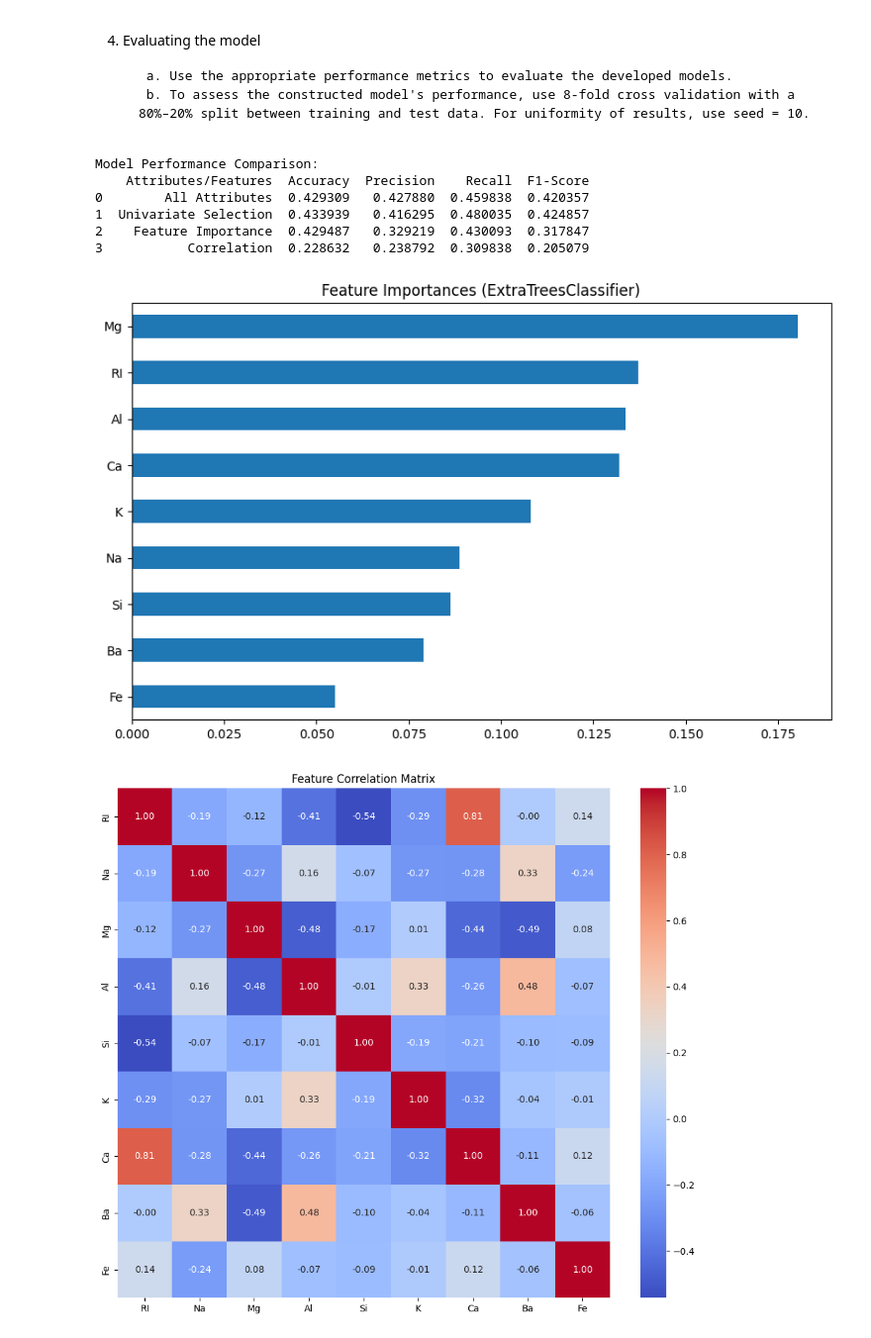
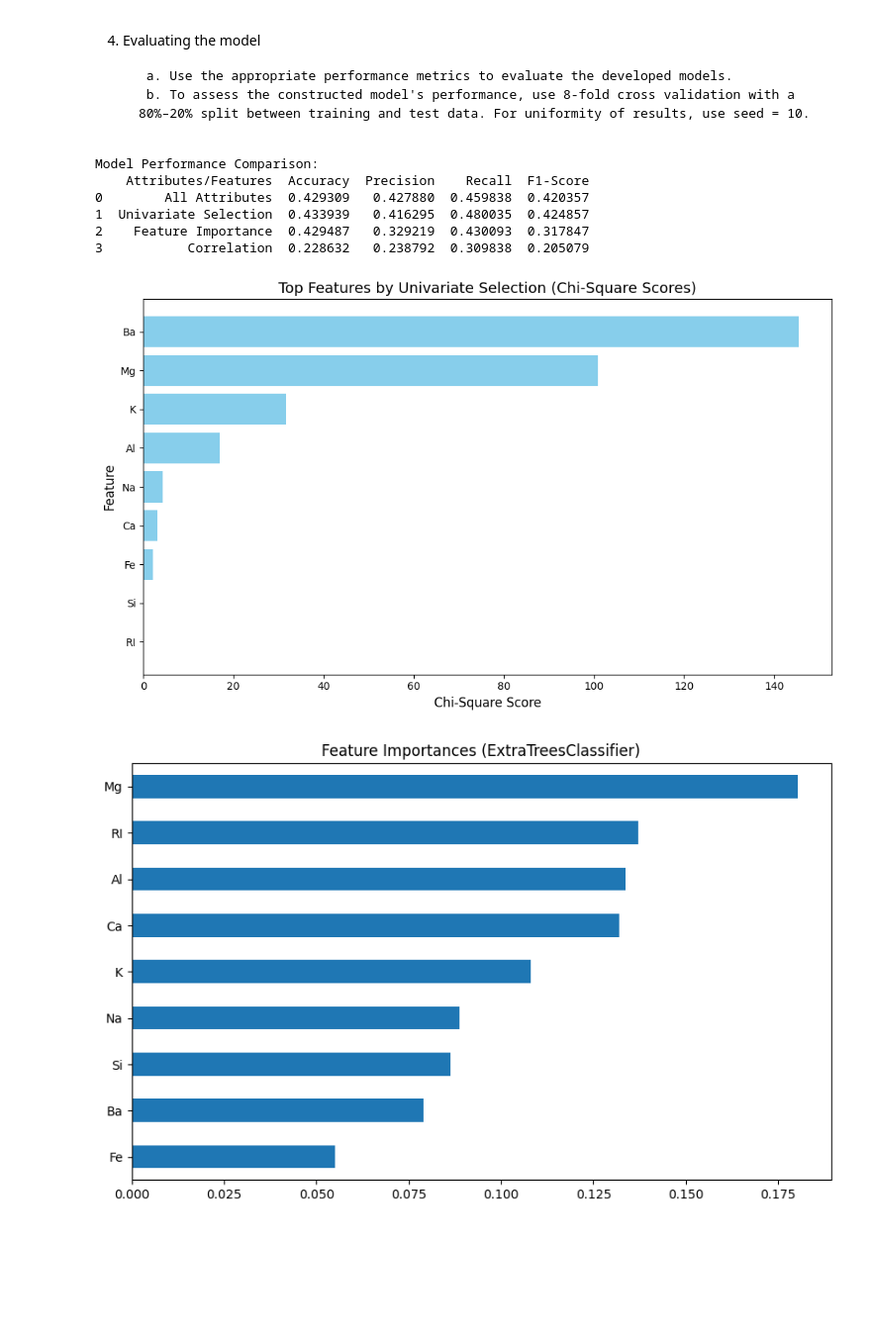
Before and after one commit to Nikkochoy/Data_Mining_Activities, a Jupyter notebook: Activities/Choy_Maga_M01.ipynb, the cells around one changed output. Shown at 99% size. Saved outputs shown, nothing was run; the diff lists cells and outputs as text; code cells hidden in the pictures; blank space fills up the shorter version.

Commit message:
added scores in top 5 features and added other charts for visualization

```diff
--- a/Activities/Choy_Maga_M01.ipynb
+++ b/Activities/Choy_Maga_M01.ipynb
@@ -167,5 +168,7 @@ feature_sets = {
 
         A. Univariate Selection
 # %%
-print("\nTop 5 Features by Univariate Selection:", top5_uni)
+print("\nTop 5 Features by Univariate Selection:")
+uni_scores = pd.DataFrame({'Feature': x.columns, 'Score': selector_uni.scores_})
+print(uni_scores.sort_values('Score', ascending=False).head(5).to_string(index=False))
 # %% [output]
@@ -179,5 +196,12 @@ Top 5 Features by Feature Importance: ['Mg', 'RI', 'Al', 'Ca', 'K']
 # %% [markdown]
     C. Correlation
 # %%
-print("Top 5 Features by Correlation:", top5_corr)
+print("Top 5 Features by Correlation:")
+corr_scores = []
+for feature in x.columns:
+    corr, _ = pearsonr(x[feature], LabelEncoder().fit_transform(y))
+    corr_scores.append(abs(corr))
+
+corr_df = pd.DataFrame({'Feature': x.columns, 'Correlation': corr_scores})
+print(corr_df.sort_values('Correlation', ascending=False).head(5).to_string(index=False))
 # %% [output]
@@ -216,34 +246,50 @@ for feature_name, features in feature_sets.items():
     results.append((feature_name, metrics))
 
 # Display results
 results_df = pd.DataFrame(
     [(name, metrics["Accuracy"], metrics["Precision"], metrics["Recall"], metrics["F1-Score"])
      for name, metrics in results],
     columns=["Attributes/Features", "Accuracy", "Precision", "Recall", "F1-Score"]
 )
 print("\nModel Performance Comparison:")
 print(results_df)
 
 # Visualizations
 
 plt.figure(figsize=(10, 6))
+uni_scores_sorted = uni_scores.sort_values('Score', ascending=True)
+plt.barh(uni_scores_sorted['Feature'], uni_scores_sorted['Score'], color='skyblue')
+plt.title('Top Features by Univariate Selection (Chi-Square Scores)', fontsize=14)
+plt.xlabel('Chi-Square Score', fontsize=12)
+plt.ylabel('Feature', fontsize=12)
+plt.tight_layout()
+plt.show()
+
+plt.figure(figsize=(10, 6))
 importances.sort_values().plot(kind='barh')
 plt.title('Feature Importances (ExtraTreesClassifier)')
-plt.savefig('feature_importances.png')
+plt.show()
+
+plt.figure(figsize=(10, 6))
+corr_df_sorted = corr_df.sort_values('Correlation', ascending=True)
+plt.barh(corr_df_sorted['Feature'], corr_df_sorted['Correlation'], color='salmon')
+plt.title('Top Features by Correlation (Absolute Pearson)', fontsize=14)
+plt.xlabel('Absolute Correlation Coefficient', fontsize=12)
+plt.ylabel('Feature', fontsize=12)
+plt.tight_layout()
 plt.show()
 
 # Correlation Matrix
 plt.figure(figsize=(12, 10))
 sns.heatmap(x.corr(), annot=True, cmap='coolwarm', fmt=".2f")
 plt.title('Feature Correlation Matrix')
-plt.savefig('correlation_matrix.png')
 plt.show()
 # %% [output]
 Model Performance Comparison:
     Attributes/Features  Accuracy  Precision    Recall  F1-Score
 0        All Attributes  0.429309   0.427880  0.459838  0.420357
 1  Univariate Selection  0.433939   0.416295  0.480035  0.424857
 2    Feature Importance  0.429487   0.329219  0.430093  0.317847
 3           Correlation  0.228632   0.238792  0.309838  0.205079
-[figure, old version]
+[figure, new version]
-[figure, old version]
+[figure, new version]
```
Also changed, not shown: parts of 7 cells of this notebook.
